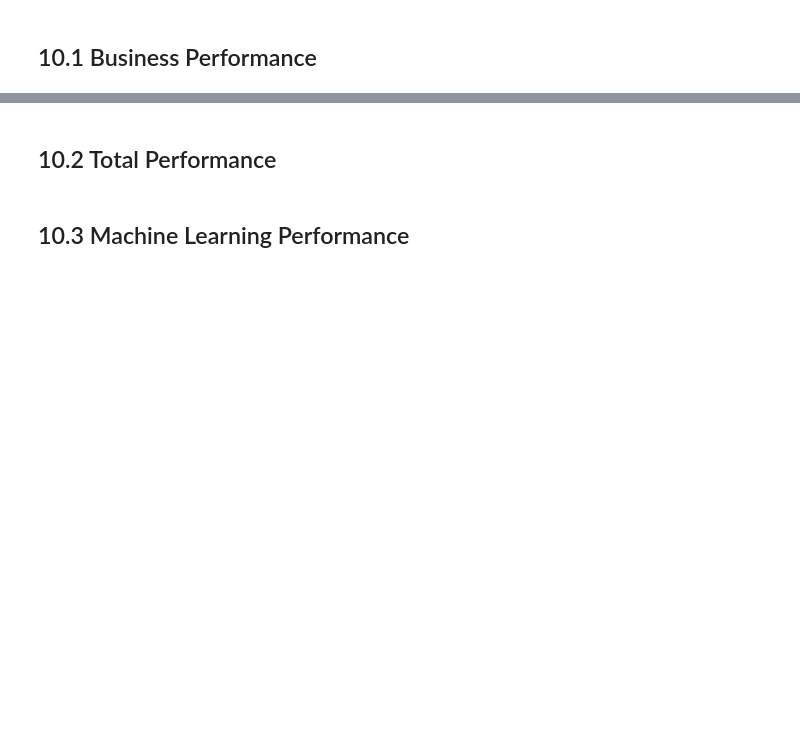
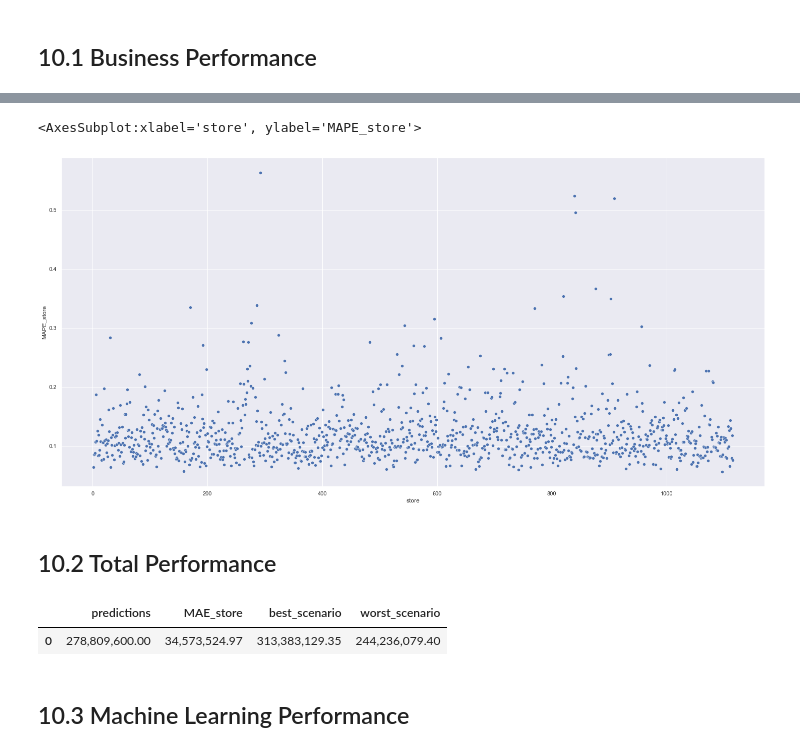
Before and after one commit to rafael-asousa/Sales-Prediction, a Jupyter notebook: notebook/Notebook-Sales-Prediction.ipynb, the cells around one changed output, grey strips where cells are left out. Cells and saved outputs as stored; diff of their text form; code cells hidden in the pictures; blank space fills up the shorter version.

```diff
--- a/notebook/Notebook-Sales-Prediction.ipynb
+++ b/notebook/Notebook-Sales-Prediction.ipynb
@@ -1095,3 +1097,17 @@ final_param={'n_estimators': 3000,
              'min_child_weight': 3}
 # %% [markdown]
 ## 9.2 Final Model
+# %%
+xgb_tuned = xgb.XGBRegressor( objective='reg:squarederror',
+                                     n_estimators= 3000,
+                                     eta= 0.03,
+                                     max_depth= 5,
+                                     subsample= 0.7,
+                                     colsample_bytree= 0.9,
+                                     min_child_weight= 3 ).fit( X_train, y_train )
+
+
+yhat_xgb_tuned = xgb_tuned.predict( x_test )
+
+xgb_result_tuned = ml_error(np.expm1(y_test), np.expm1(yhat_xgb_tuned), 'XGB tuned')
+xgb_result_tuned
@@ -1098,4 +1117,23 @@ final_param={'n_estimators': 3000,
 # %% [markdown]
 # 10 TRADUCAO E INTERPRETACAO DO ERRO
+# %%
+df10 = df_test.copy()
+
+df10['sales'] = np.expm1(df10['sales'])
+df10['predictions'] = np.expm1( yhat_xgb_tuned )
 # %% [markdown]
 ## 10.1 Business Performance
+# %%
+df10['absolute_error'] = np.abs(df10['sales'] - df10['predictions'])
+df10['percentage_error'] = np.abs((df10['sales'] - df10['predictions'])/df10['sales'])
+
+# defining the metrics for the whole time prediction, instead of day-by-day
+MAE_by_store = df10[['store', 'absolute_error']].groupby('store').mean().reset_index().rename(columns={'absolute_error': 'MAE_store'})
+MAPE_by_store = df10[['store', 'percentage_error']].groupby('store').mean().reset_index().rename(columns={'percentage_error': 'MAPE_store'})
+
+df10 = pd.merge(df10, MAE_by_store, how='inner', on='store')
+df10 = pd.merge(df10, MAPE_by_store, how='inner', on='store')
+
+predictions_by_store = df10.groupby('store').agg({'predictions':'sum', 'MAE_store':'sum', 'MAPE_store':'mean'}).reset_index()
+predictions_by_store['best_scenario']  = predictions_by_store['predictions'] + predictions_by_store['MAE_store']
+predictions_by_store['worst_scenario'] = predictions_by_store['predictions'] - predictions_by_store['MAE_store']
@@ -1102,4 +1156,14 @@ final_param={'n_estimators': 3000,
+# %%
+sns.scatterplot(data=predictions_by_store,x='store',y='MAPE_store')
+# %% [output]
+<AxesSubplot:xlabel='store', ylabel='MAPE_store'>
+[figure, added]
 # %% [markdown]
 ## 10.2 Total Performance
+# %%
+pd.DataFrame(predictions_by_store.drop(columns=['store','MAPE_store']).sum()).T
+# %% [output]
+|  | predictions | MAE_store | best_scenario | worst_scenario |
+| 0 | 278,809,600.00 | 34,573,524.97 | 313,383,129.35 | 244,236,079.40 |
 # %% [markdown]
 ## 10.3 Machine Learning Performance
```
Also changed, not shown: parts of 7 cells of this notebook.
